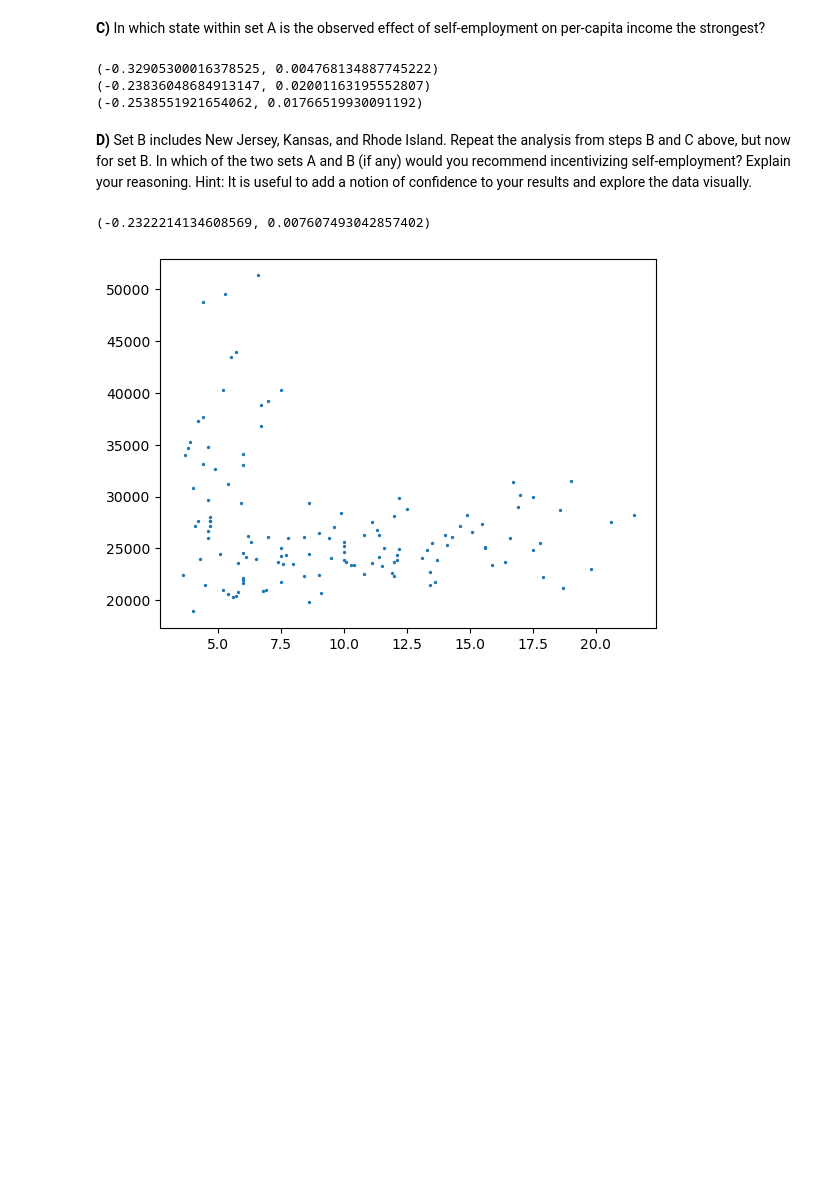
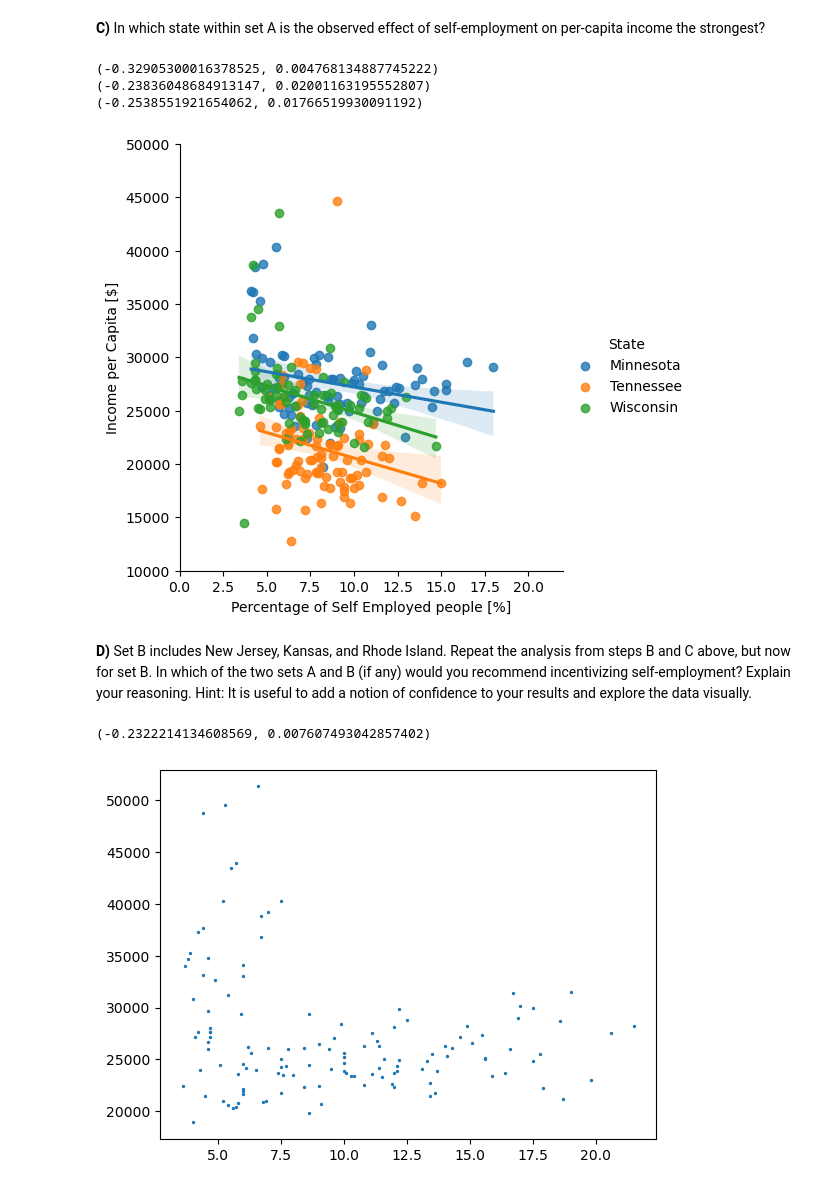
Before and after one commit to rmonney/2022, a Jupyter notebook: Tutorials/03 - Describing data/Describing_data_exercise.ipynb, the cells around one changed output. Saved outputs shown, nothing was run; the diff lists cells and outputs as text; code cells hidden in the pictures; blank space fills up the shorter version.

```diff
--- a/Tutorials/03 - Describing data/Describing_data_exercise.ipynb
+++ b/Tutorials/03 - Describing data/Describing_data_exercise.ipynb
@@ -192,13 +214,22 @@ stats.pearsonr(df.loc[df['State'].isin(['Wisconsin','Tennessee', 'Minnesota'])][
 **C)** In which state within set A is the observed effect of self-employment on per-capita income the strongest?
 # %%
 ### your code and or answer here ###
+sn.lmplot('SelfEmployed','IncomePerCap', data=SetA_per_capita_self_empl, hue = 'State')
+plt.xlabel("Percentage of Self Employed people [%]")
+plt.ylabel("Income per Capita [$]")
+plt.ylim([10000,50000])
+plt.xlim([0,22])
+
 print(stats.pearsonr(df.loc[df['State'].isin(['Wisconsin'])]['SelfEmployed'], df.loc[df['State'].isin(['Wisconsin'])]['IncomePerCap']))
 print(stats.pearsonr(df.loc[df['State'].isin(['Tennessee'])]['SelfEmployed'], df.loc[df['State'].isin(['Tennessee'])]['IncomePerCap']))
 print(stats.pearsonr(df.loc[df['State'].isin(['Minnesota'])]['SelfEmployed'], df.loc[df['State'].isin(['Minnesota'])]['IncomePerCap']))
+
+# In Wisconsin, the nagative dependency is the strongest.
 # %% [output]
 (-0.32905300016378525, 0.004768134887745222)
 (-0.23836048684913147, 0.02001163195552807)
 (-0.2538551921654062, 0.01766519930091192)
+[figure, added]
 # %% [markdown]
 **D)** Set B includes New Jersey, Kansas, and Rhode Island. Repeat the analysis from steps B and C above, but now for set B. In which of the two sets A and B (if any) would you recommend incentivizing self-employment? Explain your reasoning. Hint: It is useful to add a notion of confidence to your results and explore the data visually.
 # %%
```
Also changed, not shown: parts of 6 cells of this notebook.
